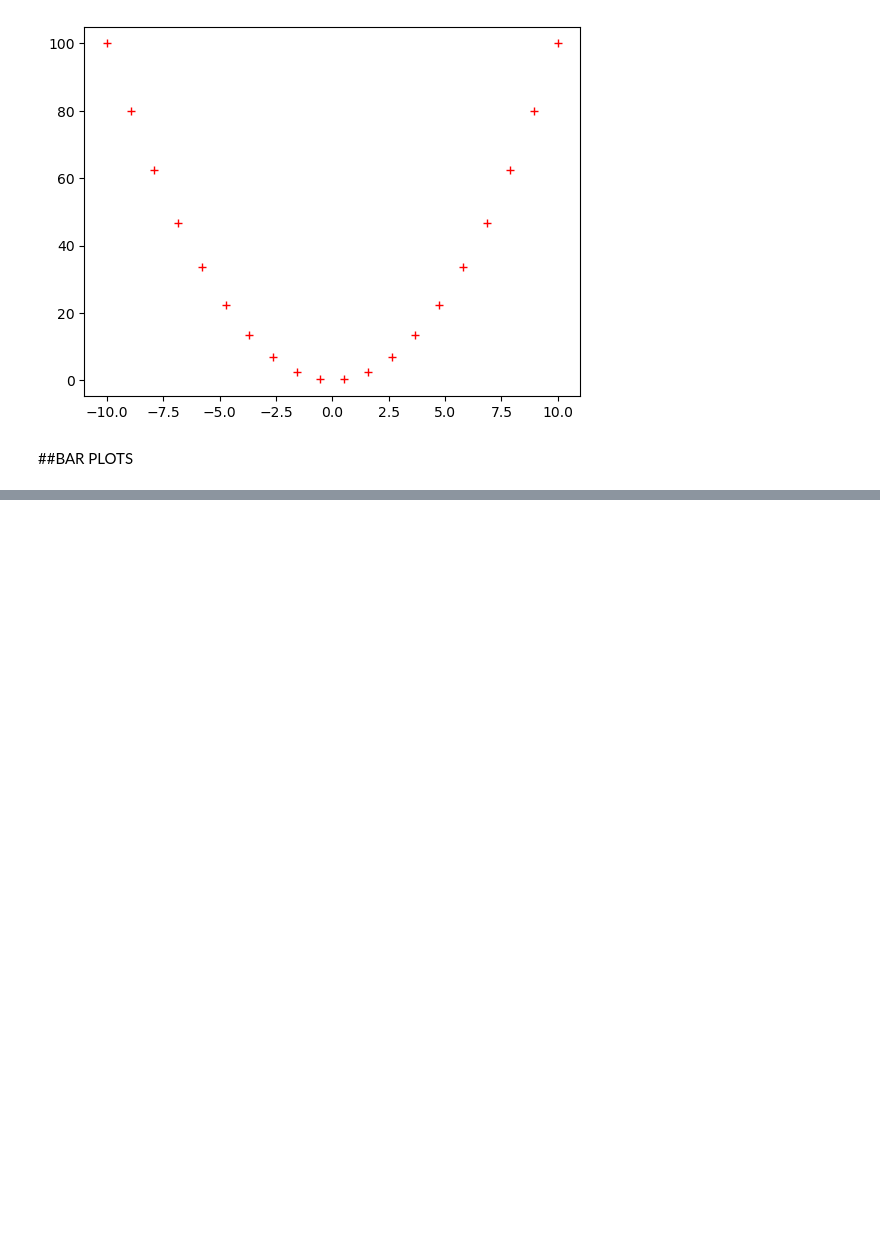
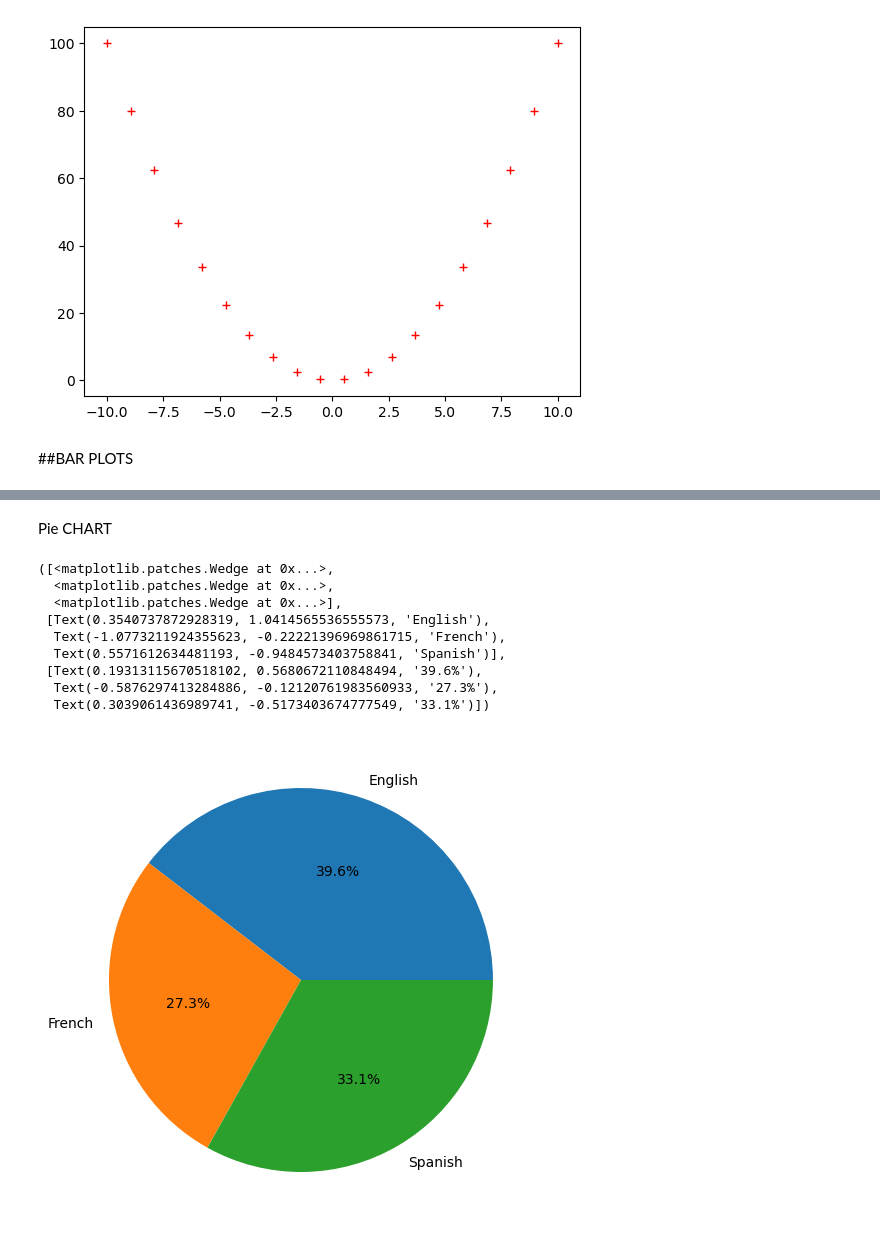
Before and after one commit to ALENUI/ML-Journey, a Jupyter notebook: LESSONS/matplotlib/matplotlib.ipynb, the cells around one changed output, grey strips where cells are left out. Cells and saved outputs as stored; diff of their text form; code cells hidden in the pictures; blank space fills up the shorter version.

```diff
--- a/LESSONS/matplotlib/matplotlib.ipynb
+++ b/LESSONS/matplotlib/matplotlib.ipynb
@@ -34,0 +41,18 @@ languages = ['English', 'French', 'Spanish' ]
+# %% [markdown]
+Pie CHART
+# %%
+fig = plt.figure()
+ax = fig.add_axes([0,0,1,1])
+
+ax.pie(people, labels=languages, autopct='%1.1f%%')
+# %% [output]
+([<matplotlib.patches.Wedge at 0x...>,
+  <matplotlib.patches.Wedge at 0x...>,
+  <matplotlib.patches.Wedge at 0x...>],
+ [Text(0.3540737872928319, 1.0414565536555573, 'English'),
+  Text(-1.0773211924355623, -0.22221396969861715, 'French'),
+  Text(0.5571612634481193, -0.9484573403758841, 'Spanish')],
+ [Text(0.19313115670518102, 0.5680672110848494, '39.6%'),
+  Text(-0.5876297413284886, -0.12120761983560933, '27.3%'),
+  Text(0.3039061436989741, -0.5173403674777549, '33.1%')])
+[figure, added]
```
Also changed, not shown: parts of 5 cells of this notebook, 1 other file.
